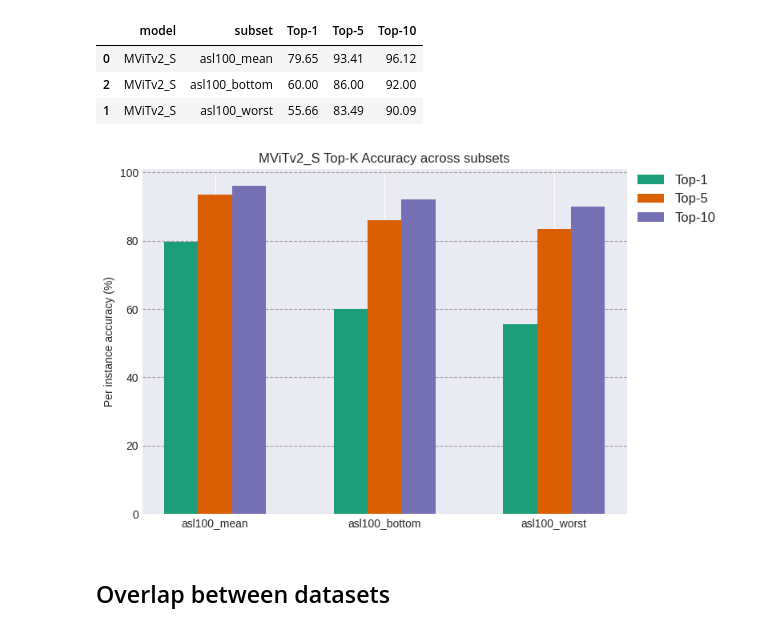
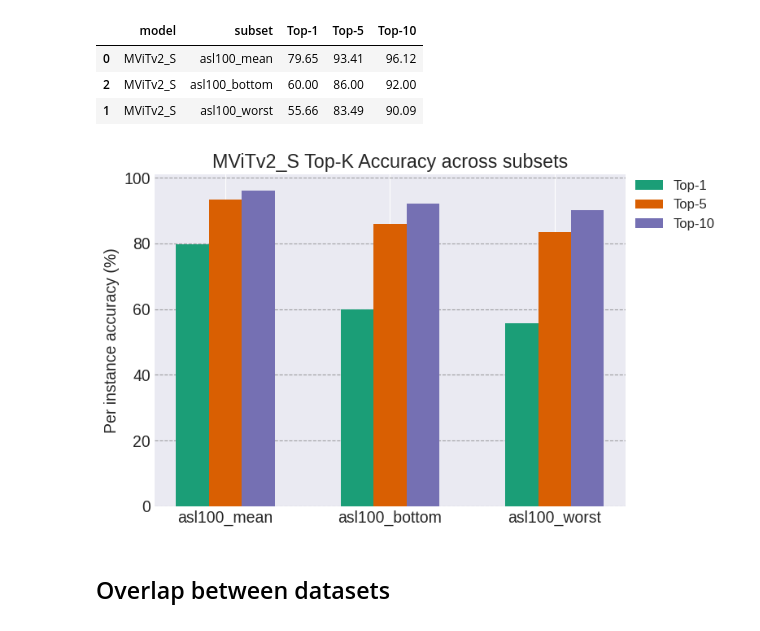
Before and after one commit to 0p3nTheSauce/SLR, a Jupyter notebook: src/results/dataset_analysis/different_100s.ipynb, the cells around one changed output. Drawn from its saved outputs; the diff is of its cells as text; code cells hidden in the pictures.

Commit message:
fixed font size

```diff
--- a/src/results/dataset_analysis/different_100s.ipynb
+++ b/src/results/dataset_analysis/different_100s.ipynb
@@ -185,34 +185,36 @@ display(df)
 | 2 | MViTv2_S | asl100_bottom | 60.00 | 86.00 | 92.00 |
 | 1 | MViTv2_S | asl100_worst | 55.66 | 83.49 | 90.09 |
 # %%
+plt.rcParams.update({'font.size': 14}) # Font
+
 subsets = df['subset'].unique()
 metrics = ['Top-1', 'Top-5', 'Top-10']
 df[metrics] = df[metrics].astype(float)
 x = np.arange(len(subsets))
 width = 0.2  # bar width
 
 fig, ax = plt.subplots(figsize=(8, 5))
 
 cmap = plt.get_cmap('Dark2')
 
 
 
 for i, metric in enumerate(metrics):
     ax.bar(x + i * width, df[metric], width, label=metric, color=cmap(i))
 
 
 ax.set_xticks(x + width * (len(subsets) - 1) / 2)
 ax.set_xticklabels(subsets)
 ax.set_ylabel('Per instance accuracy (%)')
 ax.set_title('MViTv2_S Top-K Accuracy across subsets')
 ax.legend(fontsize=12, bbox_to_anchor=(1.01, 1), loc='upper left', borderaxespad=0)
 plt.tight_layout()  # prevents the legend from being clipped
 ax.set_axisbelow(True)
 ax.grid(True, axis='y', linestyle='--', alpha=0.7, color='gray', zorder=0)
 plt.savefig("outputs/different_100s.pdf", dpi=150, bbox_inches='tight')
 plt.show()
 # %% [output]
-[figure, old version]
+[figure, new version]
 # %% [markdown]
 ## Overlap between datasets
 # %%
```
Also changed, not shown: parts of 4 cells of this notebook, 4 other files.
